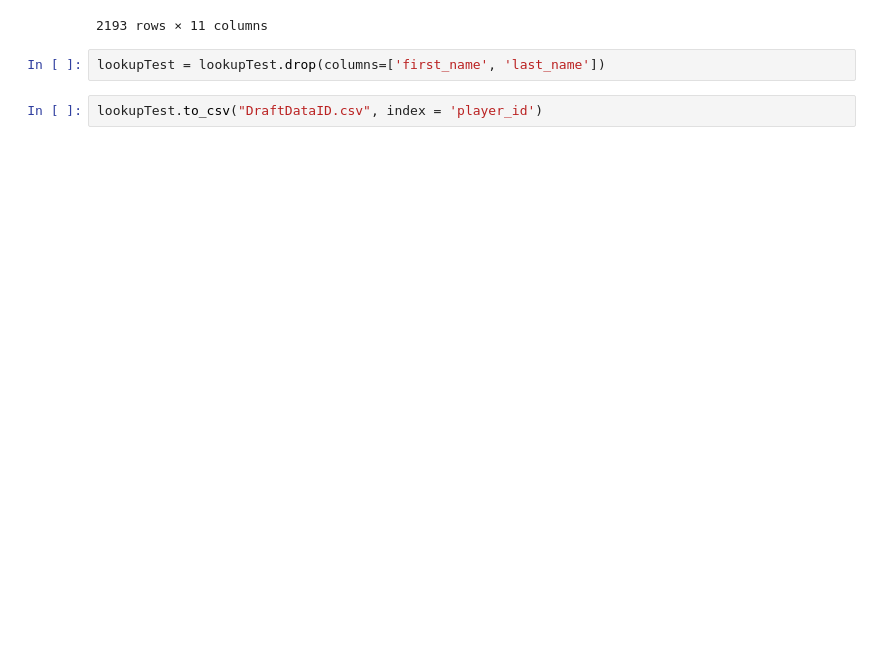
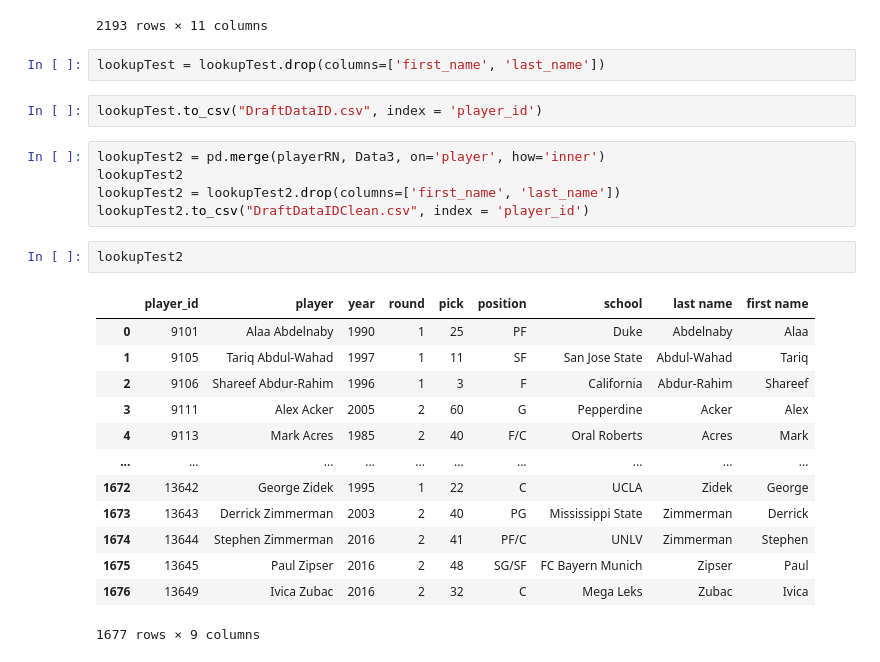
Before and after one commit to NotkerNotker/ETL-Pros, a Jupyter notebook: Draft_Data.ipynb, the cells around one changed output. Drawn from its saved outputs; the diff is of its cells as text; blank space fills up the shorter version.

Commit message:
added clean version of DraftData with ID

```diff
--- a/Draft_Data.ipynb
+++ b/Draft_Data.ipynb
@@ -269,3 +269,24 @@ lookupTest
 lookupTest = lookupTest.drop(columns=['first_name', 'last_name'])
 # %%
 lookupTest.to_csv("DraftDataID.csv", index = 'player_id')
+# %%
+lookupTest2 = pd.merge(playerRN, Data3, on='player', how='inner')
+lookupTest2
+lookupTest2 = lookupTest2.drop(columns=['first_name', 'last_name'])
+lookupTest2.to_csv("DraftDataIDClean.csv", index = 'player_id')
+# %%
+lookupTest2
+# %% [output]
+|  | player_id | player | year | round | pick | position | school | last name | first name |
+| 0 | 9101 | Alaa Abdelnaby | 1990 | 1 | 25 | PF | Duke | Abdelnaby | Alaa |
+| 1 | 9105 | Tariq Abdul-Wahad | 1997 | 1 | 11 | SF | San Jose State | Abdul-Wahad | Tariq |
+| 2 | 9106 | Shareef Abdur-Rahim | 1996 | 1 | 3 | F | California | Abdur-Rahim | Shareef |
+| 3 | 9111 | Alex Acker | 2005 | 2 | 60 | G | Pepperdine | Acker | Alex |
+| 4 | 9113 | Mark Acres | 1985 | 2 | 40 | F/C | Oral Roberts | Acres | Mark |
+| ... | ... | ... | ... | ... | ... | ... | ... | ... | ... |
+| 1672 | 13642 | George Zidek | 1995 | 1 | 22 | C | UCLA | Zidek | George |
+| 1673 | 13643 | Derrick Zimmerman | 2003 | 2 | 40 | PG | Mississippi State | Zimmerman | Derrick |
+| 1674 | 13644 | Stephen Zimmerman | 2016 | 2 | 41 | PF/C | UNLV | Zimmerman | Stephen |
+| 1675 | 13645 | Paul Zipser | 2016 | 2 | 48 | SG/SF | FC Bayern Munich | Zipser | Paul |
+| 1676 | 13649 | Ivica Zubac | 2016 | 2 | 32 | C | Mega Leks | Zubac | Ivica |
+1677 rows × 9 columns
```
Also changed, not shown: 1 other file.
